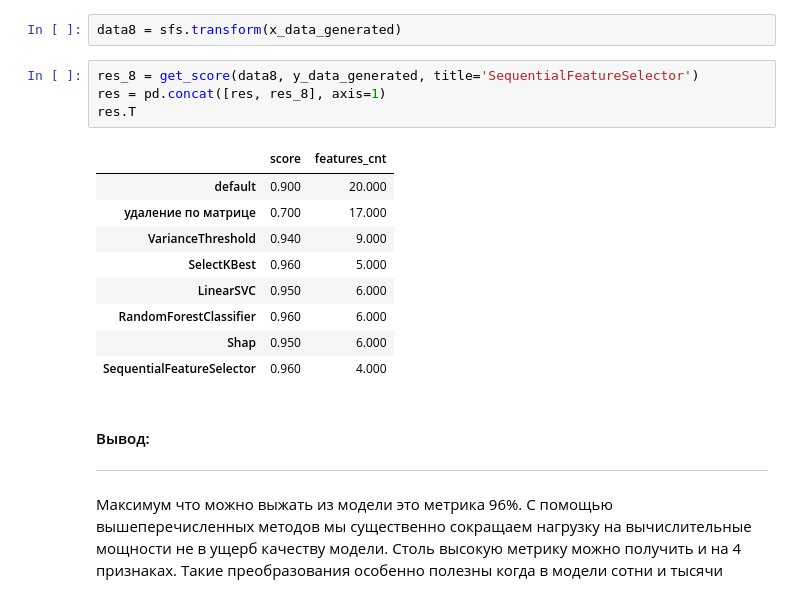
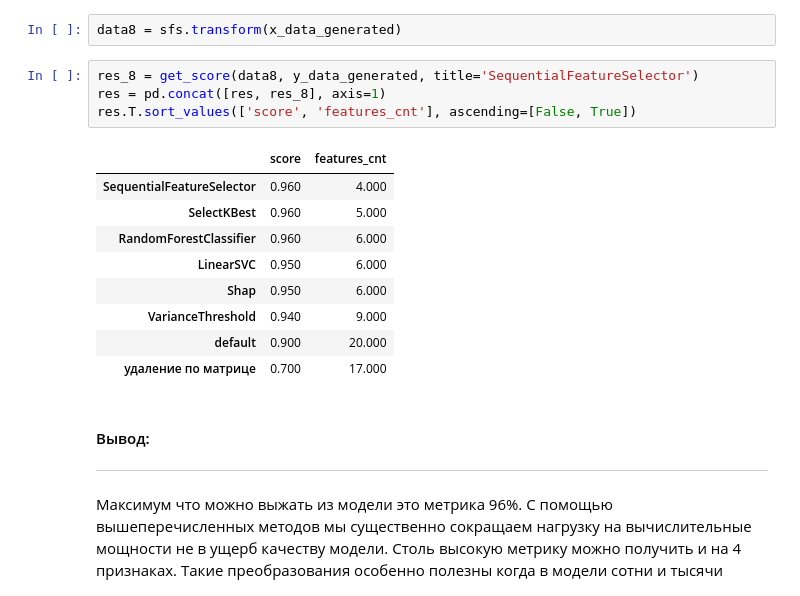
Before and after one commit to choodnovsky/Netilogiya_degp13, a Jupyter notebook: dz_8.11.ipynb, the cells around one changed output. Saved outputs shown, nothing was run; the diff lists cells and outputs as text.

```diff
--- a/dz_8.11.ipynb
+++ b/dz_8.11.ipynb
@@ -353,17 +353,17 @@ data8 = sfs.transform(x_data_generated)
 # %%
 res_8 = get_score(data8, y_data_generated, title='SequentialFeatureSelector')
 res = pd.concat([res, res_8], axis=1)
-res.T
+res.T.sort_values(['score', 'features_cnt'], ascending=[False, True])
 # %% [output]
 |  | score | features_cnt |
+| SequentialFeatureSelector | 0.960 | 4.000 |
+| SelectKBest | 0.960 | 5.000 |
+| RandomForestClassifier | 0.960 | 6.000 |
+| LinearSVC | 0.950 | 6.000 |
+| Shap | 0.950 | 6.000 |
+| VarianceThreshold | 0.940 | 9.000 |
 | default | 0.900 | 20.000 |
 | удаление по матрице | 0.700 | 17.000 |
-| VarianceThreshold | 0.940 | 9.000 |
-| SelectKBest | 0.960 | 5.000 |
-| LinearSVC | 0.950 | 6.000 |
-| RandomForestClassifier | 0.960 | 6.000 |
-| Shap | 0.950 | 6.000 |
-| SequentialFeatureSelector | 0.960 | 4.000 |
 # %% [markdown]
 #### Вывод:
 _____
```
Also changed, not shown: parts of 7 cells of this notebook.
